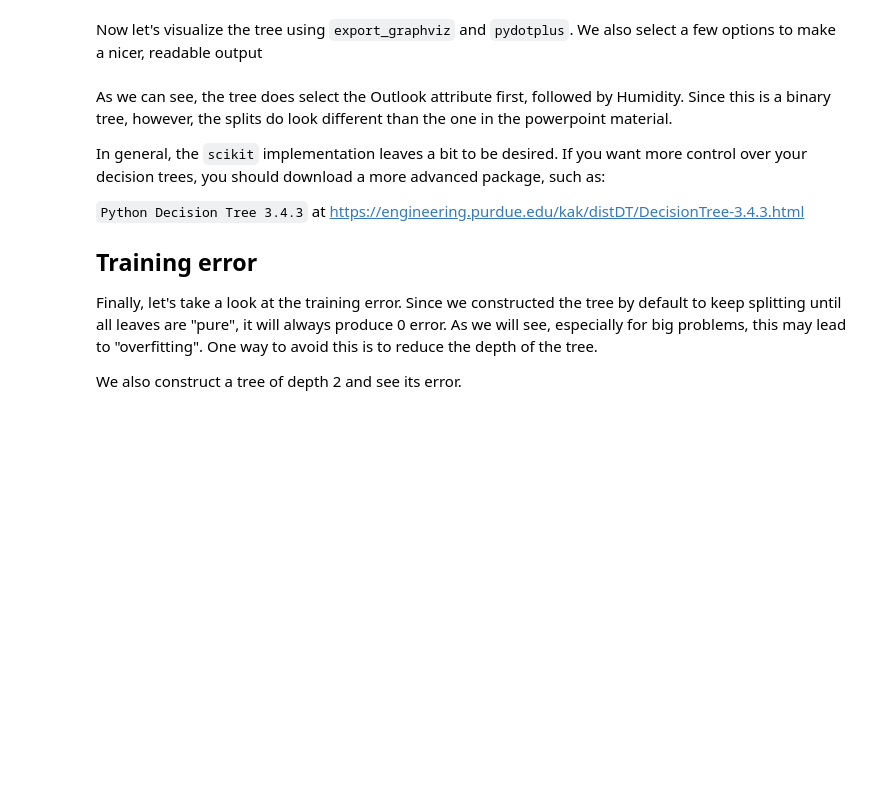
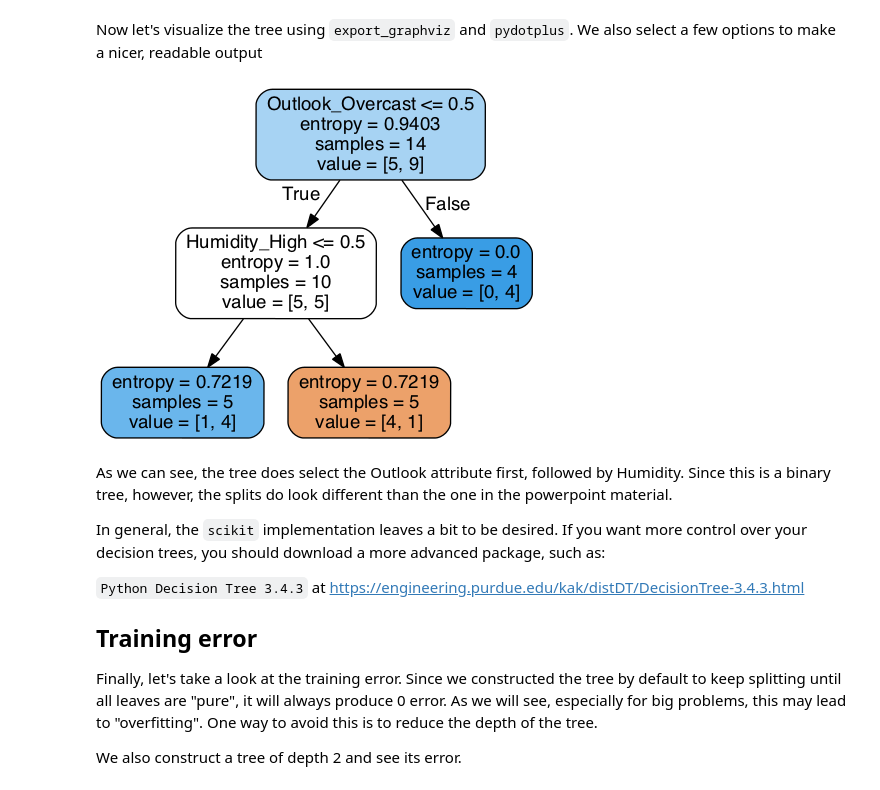
Before and after one commit to knowblesse/Python-Lectures, a Jupyter notebook: dataMining_4_DecisionTrees.ipynb, the cells around one changed output. Cells and saved outputs as stored; diff of their text form; code cells hidden in the pictures; blank space fills up the shorter version.

```diff
--- a/dataMining_4_DecisionTrees.ipynb
+++ b/dataMining_4_DecisionTrees.ipynb
@@ -59,15 +73,17 @@ Now let's visualize the tree using `export_graphviz` and `pydotplus`. We also se
 # %%
 import pydotplus
 from IPython.display import Image
 # export the tree using the correct feature names
 # colored by purity
-dot_data = tree.export_graphviz(dt,out_file=None,
+dot_data = tree.export_graphviz(dtSmall,out_file=None,
                                 feature_names=data.columns,
                                 rounded=True,filled=True)
 # convert this to a picture structure
 graph = pydotplus.graph_from_dot_data(dot_data)
 # show this picture as a PNG in the browser
 Image(graph.create_png())
+# %% [output]
+[figure, added]
 # %% [markdown]
 As we can see, the tree does select the Outlook attribute first, followed by Humidity. Since this is a binary tree, however, the splits do look different than the one in the powerpoint material.
 
```
Also changed, not shown: parts of 15 cells of this notebook, 2 other files.
